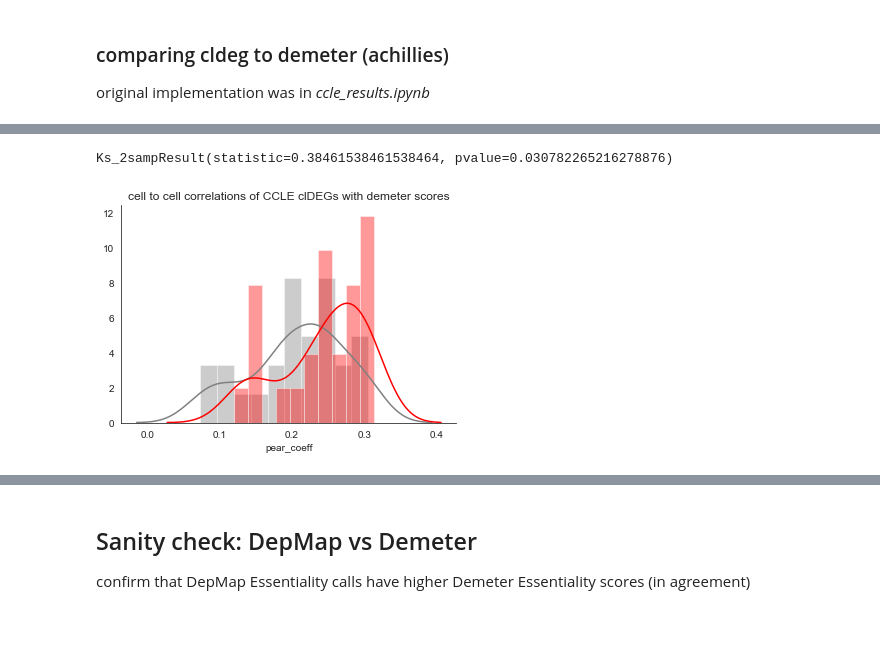
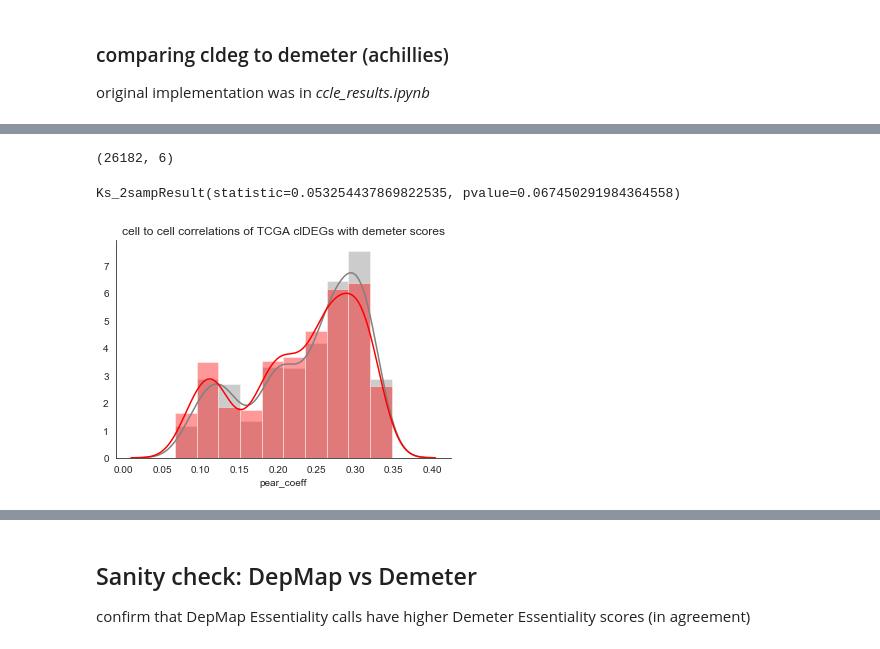
Before and after one commit to thjmattth/clove, a Jupyter notebook: validation_tcga_ccle.ipynb, the cells around one changed output, grey strips where cells are left out. Cells and saved outputs as stored; diff of their text form; code cells hidden in the pictures.

Commit message:
demeter correlations in tcga and ccle

```diff
--- a/validation_tcga_ccle.ipynb
+++ b/validation_tcga_ccle.ipynb
@@ -24,0 +47,8 @@ corr_null['pear_coeff']=corr_null['pear_coeff']-0.02
+# %%
+cldeg = cldeg_tcga
+cldeg.min().min()
+very_null = pd.DataFrame(np.random.randint(cldeg.min().min(),cldeg.max().max(),size=(cldeg.shape[0], cldeg.shape[1])),
+                         columns=cldeg.columns, index=cldeg.index)
+
+corr = clv.correlate_df_cols(cldeg_tcga, dep_breast, comb=True)
+corr_null = clv.correlate_df_cols(very_null, dep_breast,comb=True)
@@ -25,13 +78,18 @@ corr_null['pear_coeff']=corr_null['pear_coeff']-0.02
+# %%
+pd.merge(left=corr_null, right=corr, left_on=['sample','cell'], right_on=['sample','cell']).dropna().shape
+# %% [output]
+(26182, 6)
 # %%
 %matplotlib inline
 sns.set_style("white")
 sns.distplot(corr_null['pear_coeff'], color='gray',kde=True, norm_hist=True,bins=10)
 
 sns.distplot(corr['pear_coeff'], color='red',kde=True,norm_hist=True,bins=10)
-plt.title('cell to cell correlations of CCLE clDEGs with demeter scores')
+plt.title('cell to cell correlations of TCGA clDEGs with demeter scores')
 sns.despine()
+plt.legend()
 
 print(stats.ks_2samp(corr_null['pear_coeff'], corr['pear_coeff']))
 # %% [output]
-Ks_2sampResult(statistic=0.38461538461538464, pvalue=0.030782265216278876)
+Ks_2sampResult(statistic=0.053254437869822535, pvalue=0.067450291984364558)
-[figure, old version]
+[figure, new version]
```
Also changed, not shown: parts of 8 cells of this notebook, 3 other files.
